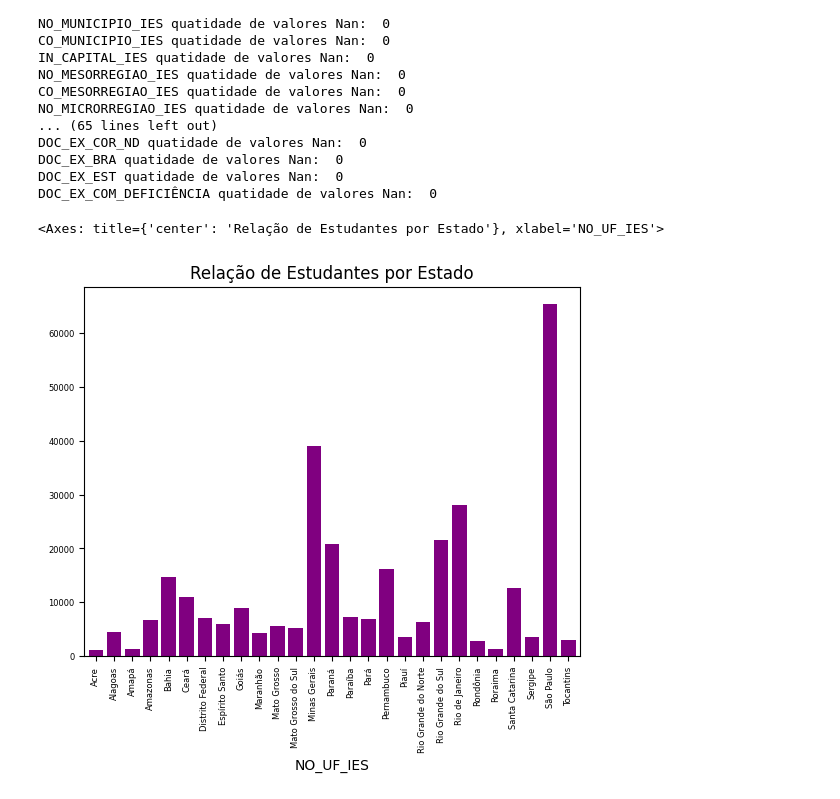
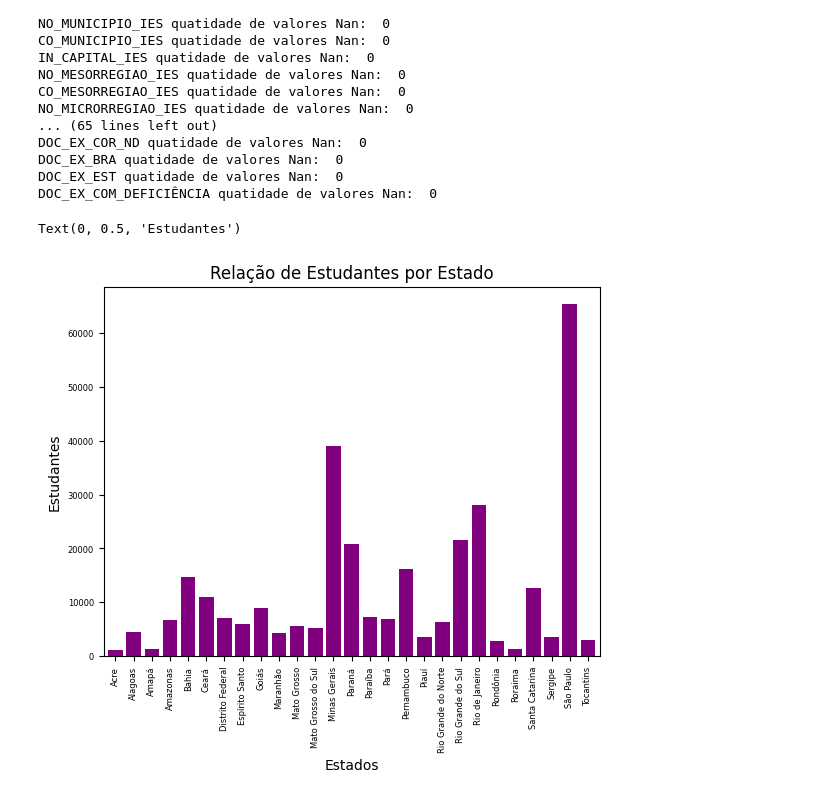
Before and after one commit to GrazyGoncalves/2, a Jupyter notebook: exe.ipynb, the cells around one changed output. Cells and saved outputs as stored; diff of their text form; code cells hidden in the pictures.

```diff
--- a/exe.ipynb
+++ b/exe.ipynb
@@ -66,9 +66,11 @@ df.dropna(inplace=True)
 qt_estado = df.groupby('NO_UF_IES')['QT_TEC_TOTAL'].sum()
 # %%
 qt_estado.plot(kind='bar', color='purple', title='Relação de Estudantes por Estado', fontsize=6.0, width=0.8)
+plt.xlabel('Estados')
+plt.ylabel('Estudantes')
 # %% [output]
-<Axes: title={'center': 'Relação de Estudantes por Estado'}, xlabel='NO_UF_IES'>
+Text(0, 0.5, 'Estudantes')
-[figure, old version]
+[figure, new version]
 # %%
 #fazendo o cálculo
 qt_regiao = df.groupby('NO_REGIAO_IES')['QT_TEC_TOTAL'].sum()
```
Also changed, not shown: parts of 1 cell of this notebook.
